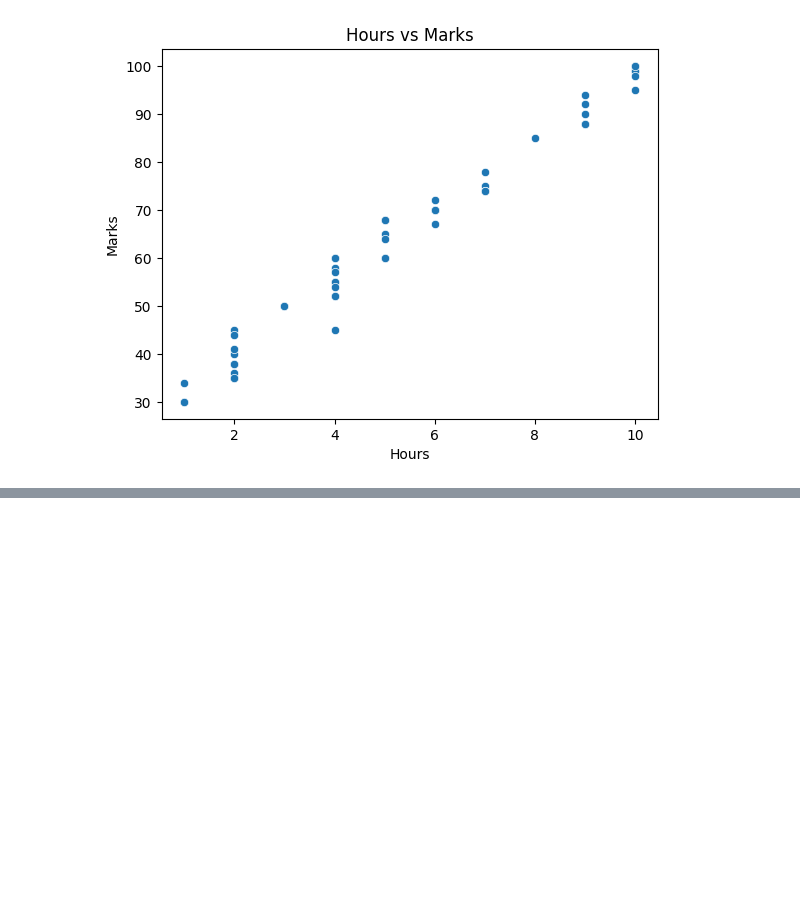
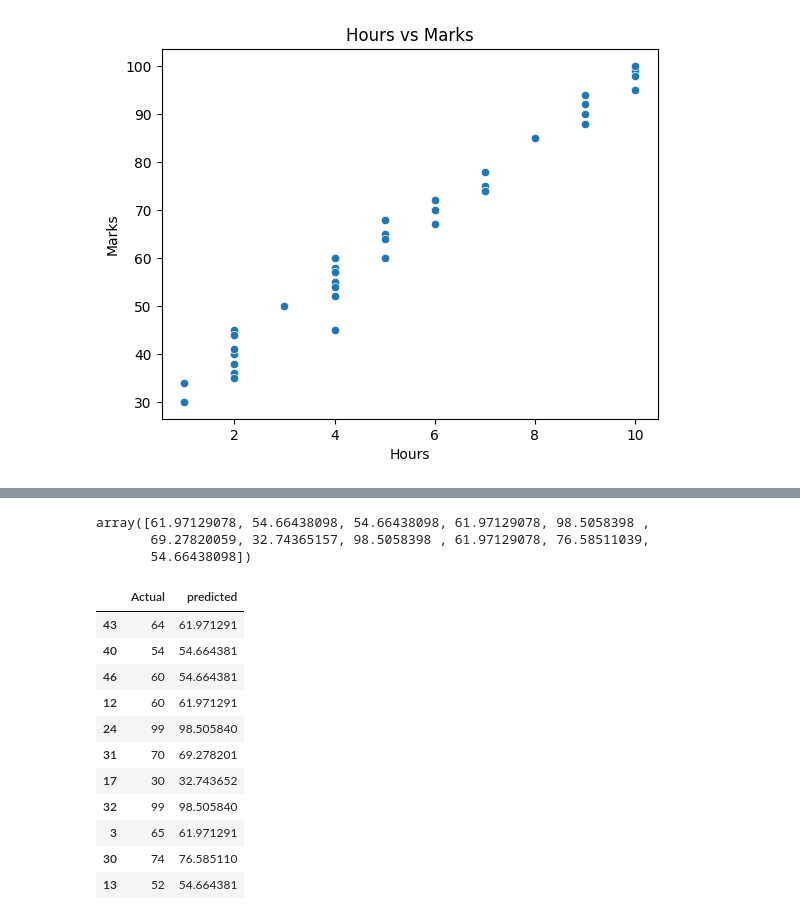
Before and after one commit to Dinesh1040/uber-model, a Jupyter notebook: marks_hours_in_machin_learing.ipynb, the cells around one changed output, grey strips where cells are left out. Cells and saved outputs as stored; diff of their text form; code cells hidden in the pictures; blank space fills up the shorter version.

```diff
--- a/marks_hours_in_machin_learing.ipynb
+++ b/marks_hours_in_machin_learing.ipynb
@@ -9,3 +11,5 @@ import seaborn as sns
+# %%
+model=LinearRegression()
 # %%
 url="https://docs.google.com/spreadsheets/d/10ElOaIhUfQdUF_STCBI-GpVRqKReduPbmrbFWgS9BLo/export?format=xlsx"
 df=pd.read_excel(url)
@@ -115,0 +194,26 @@ plt.show()
+# %%
+predicted=model.predict(X_test)
+predicted
+# %% [output]
+array([61.97129078, 54.66438098, 54.66438098, 61.97129078, 98.5058398 ,
+       69.27820059, 32.74365157, 98.5058398 , 61.97129078, 76.58511039,
+       54.66438098])
+# %%
+comparison=pd.DataFrame({
+    "Actual": y_test,
+    "predicted": predicted
+})
+comparison
+# %% [output]
+|  | Actual | predicted |
+| 43 | 64 | 61.971291 |
+| 40 | 54 | 54.664381 |
+| 46 | 60 | 54.664381 |
+| 12 | 60 | 61.971291 |
+| 24 | 99 | 98.505840 |
+| 31 | 70 | 69.278201 |
+| 17 | 30 | 32.743652 |
+| 32 | 99 | 98.505840 |
+| 3 | 65 | 61.971291 |
+| 30 | 74 | 76.585110 |
+| 13 | 52 | 54.664381 |
```
Also changed, not shown: parts of 13 cells of this notebook.
